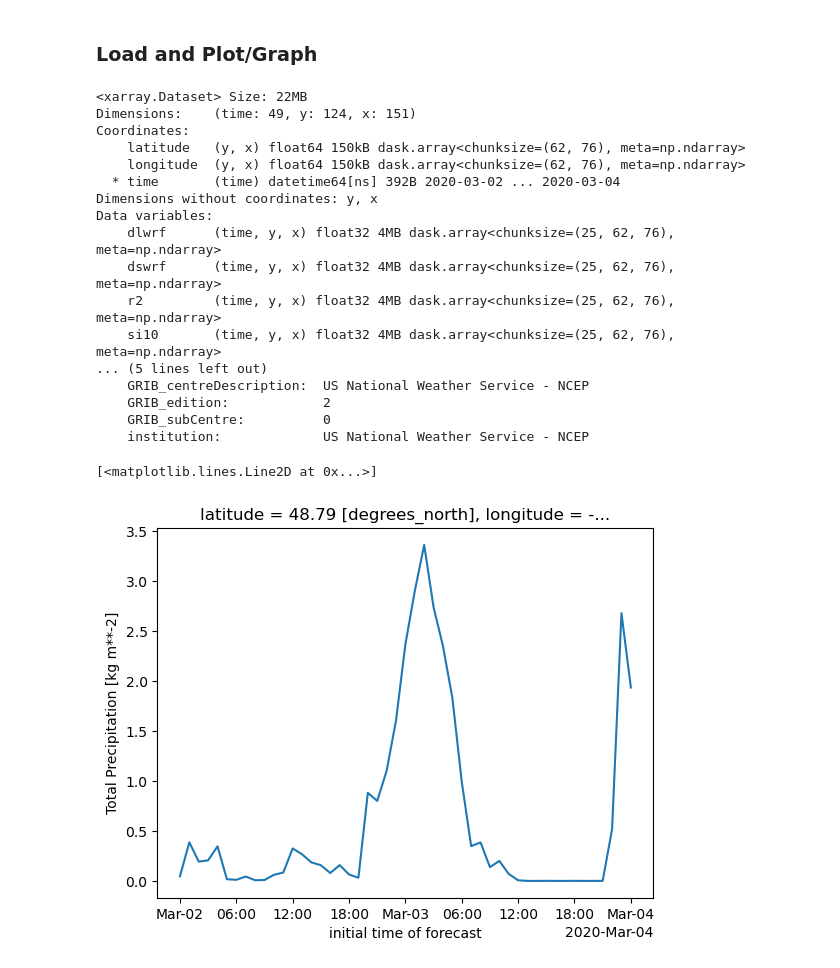
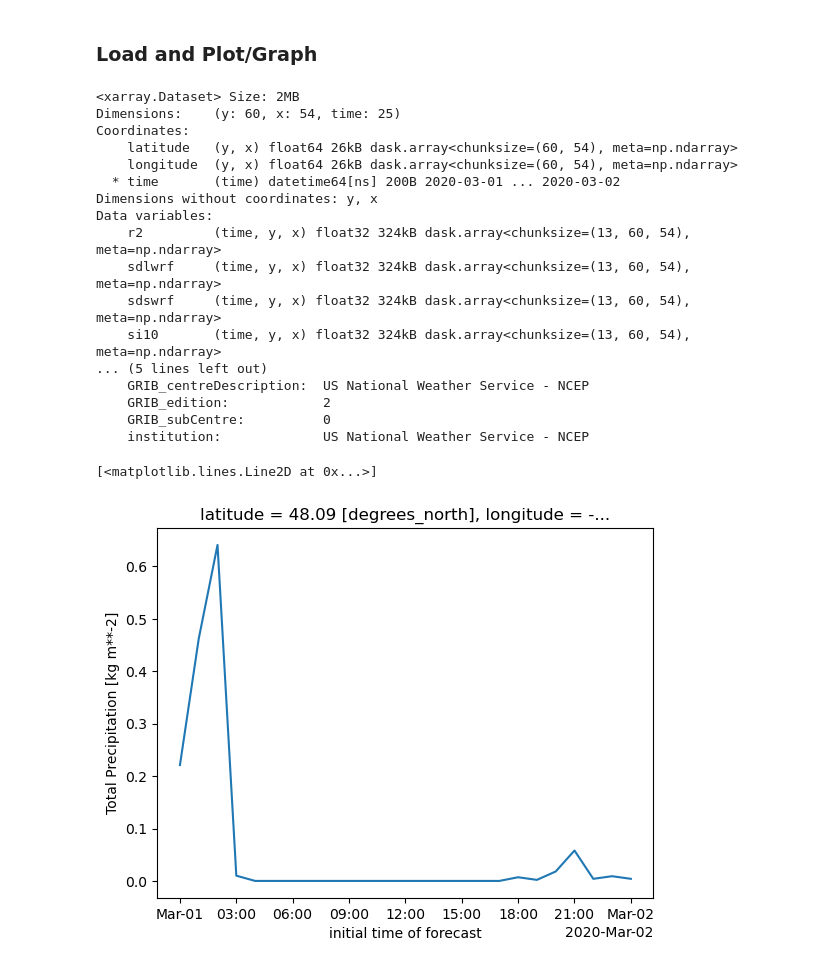
Before and after one commit to jakes44/skagit-met, a Jupyter notebook: notebooks/hrrr_model_downloader_notebook.ipynb, the cells around one changed output. Saved outputs shown, nothing was run; the diff lists cells and outputs as text; code cells hidden in the pictures.

```diff
--- a/notebooks/hrrr_model_downloader_notebook.ipynb
+++ b/notebooks/hrrr_model_downloader_notebook.ipynb
@@ -137,6 +165,6 @@ Ignoring index file '/Users/jesse/data/hrrr/20200304/skagit-basin_subset_05e43e5
 # %%
-zarr_path = '/Users/jesse/data/2023_03_zarr.zarr'
-comb.to_zarr(zarr_path,  mode='w')
+zarr_path = '../data/weather_data/hrr.zarr'
+masked_data_set.to_zarr(zarr_path,  mode='w')
 # %% [output]
 <xarray.backends.zarr.ZarrStore at 0x...>
 # %% [markdown]
@@ -145,36 +173,36 @@ comb.to_zarr(zarr_path,  mode='w')
 data_zarr = xr.open_zarr(zarr_path)
 data_zarr.unify_chunks()
 # %% [output]
-<xarray.Dataset> Size: 22MB
-Dimensions:    (time: 49, y: 124, x: 151)
+<xarray.Dataset> Size: 2MB
+Dimensions:    (y: 60, x: 54, time: 25)
 Coordinates:
-    latitude   (y, x) float64 150kB dask.array<chunksize=(62, 76), meta=np.ndarray>
-    longitude  (y, x) float64 150kB dask.array<chunksize=(62, 76), meta=np.ndarray>
-  * time       (time) datetime64[ns] 392B 2020-03-02 ... 2020-03-04
+    latitude   (y, x) float64 26kB dask.array<chunksize=(60, 54), meta=np.ndarray>
+    longitude  (y, x) float64 26kB dask.array<chunksize=(60, 54), meta=np.ndarray>
+  * time       (time) datetime64[ns] 200B 2020-03-01 ... 2020-03-02
 Dimensions without coordinates: y, x
 Data variables:
-    dlwrf      (time, y, x) float32 4MB dask.array<chunksize=(25, 62, 76), meta=np.ndarray>
-    dswrf      (time, y, x) float32 4MB dask.array<chunksize=(25, 62, 76), meta=np.ndarray>
-    r2         (time, y, x) float32 4MB dask.array<chunksize=(25, 62, 76), meta=np.ndarray>
-    si10       (time, y, x) float32 4MB dask.array<chunksize=(25, 62, 76), meta=np.ndarray>
+    r2         (time, y, x) float32 324kB dask.array<chunksize=(13, 60, 54), meta=np.ndarray>
+    sdlwrf     (time, y, x) float32 324kB dask.array<chunksize=(13, 60, 54), meta=np.ndarray>
+    sdswrf     (time, y, x) float32 324kB dask.array<chunksize=(13, 60, 54), meta=np.ndarray>
+    si10       (time, y, x) float32 324kB dask.array<chunksize=(13, 60, 54), meta=np.ndarray>
 ... (5 lines left out)
     GRIB_centreDescription:  US National Weather Service - NCEP
     GRIB_edition:            2
     GRIB_subCentre:          0
     institution:             US National Weather Service - NCEP
 # %%
-# Plot Mt Baker Accumulated Precip per hour over period
-mt_baker_lat_lon = xr.Dataset(
+# Plot Glacier Peak Accumulated Precip per hour over period
+gl_peak_lat_lon = xr.Dataset(
     {
-        "lat": 48.7758,
-        "lon": -121.8199,
+        "lat": 	48.1048,
+        "lon": -121.1124,
     }
 )
 import xoak
 
 data_zarr.xoak.set_index(['longitude', 'latitude'], 'sklearn_geo_balltree')
-data_zarr.xoak.sel(latitude=mt_baker_lat_lon.lat, longitude=mt_baker_lat_lon.lon).tp.sortby(data_zarr.time).plot()
+data_zarr.xoak.sel(latitude=gl_peak_lat_lon.lat, longitude=gl_peak_lat_lon.lon).tp.sortby(data_zarr.time).plot()
 # %% [output]
 [<matplotlib.lines.Line2D at 0x...>]
-[figure, old version]
+[figure, new version]
 # %%
```
Also changed, not shown: parts of 10 cells of this notebook, 9 other files.
